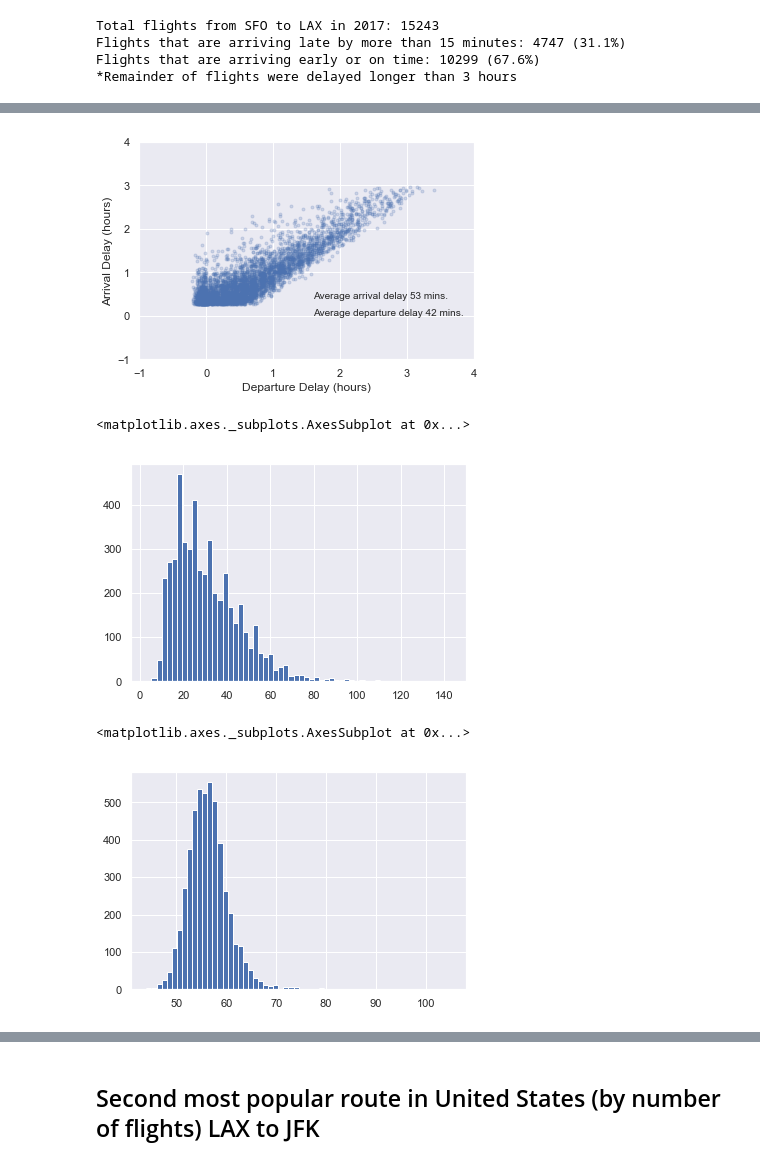
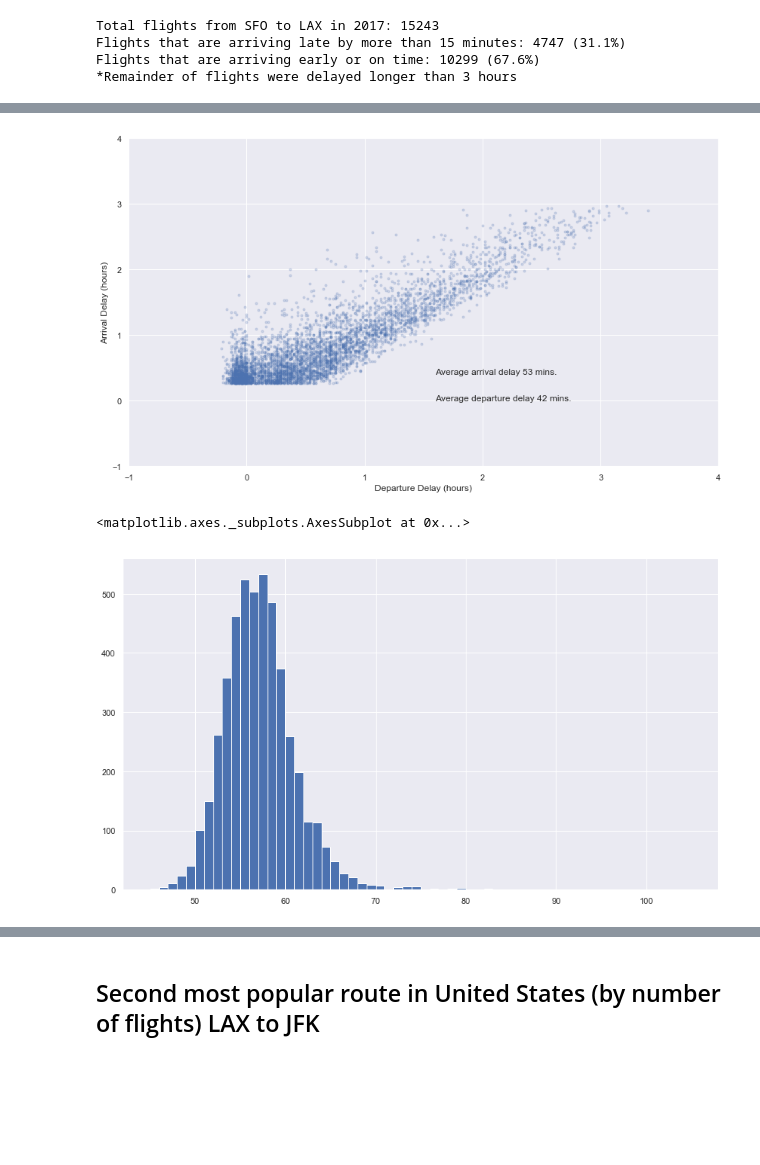
Before and after one commit to dmitriykats1/Springboard, a Jupyter notebook: Capstone1/import_data.ipynb, the cells around one changed output, grey strips where cells are left out. Cells and saved outputs as stored; diff of their text form; code cells hidden in the pictures; blank space fills up the shorter version.

```diff
--- a/Capstone1/import_data.ipynb
+++ b/Capstone1/import_data.ipynb
@@ -4,12 +4,15 @@ import numpy as np
 import glob
 import os
 import matplotlib.pyplot as plt
+import matplotlib
 import seaborn as sns
 sns.set()
 from datetime import datetime
 import datetime
 import time
 import timestring
+import math
+matplotlib.rcParams['figure.figsize'] = (14, 8)
 # %% [markdown]
 Bring all the data into a single dataframe.
 Sample of the data is located in the Google Drive folder (link below). One zip file for each month for the year of 2017
@@ -491,19 +1046,12 @@ plt.text(1.6, 0, f"Average departure delay {round((popular_route_del.DEP_DELAY).
 plt.text(1.6, 0.4, f"Average arrival delay {round((popular_route_del.ARR_DELAY).mean())} mins.")
 plt.show()
 # %% [output]
-[figure, old version]
+[figure, new version]
 # %%
-popular_route_del.TAXI_OUT.hist(bins=60)
+popular_route_del.AIR_TIME.hist(bins=60)
 # %% [output]
 <matplotlib.axes._subplots.AxesSubplot at 0x...>
-[figure, old version]
+[figure, new version]
-# %%
-#The actual flight time looks like a normal distribution as it is most likely dependent on wind,
-#which is a natural occurance
-popular_route_del.AIR_TIME.hist(bins=60)
-# %% [output]
-<matplotlib.axes._subplots.AxesSubplot at 0x...>
-[figure, removed]
 # %%
 popular_route_del.TAXI_IN.hist(bins=60)
 # %% [output]
```
Also changed, not shown: parts of 196 cells of this notebook, 3 other files.
